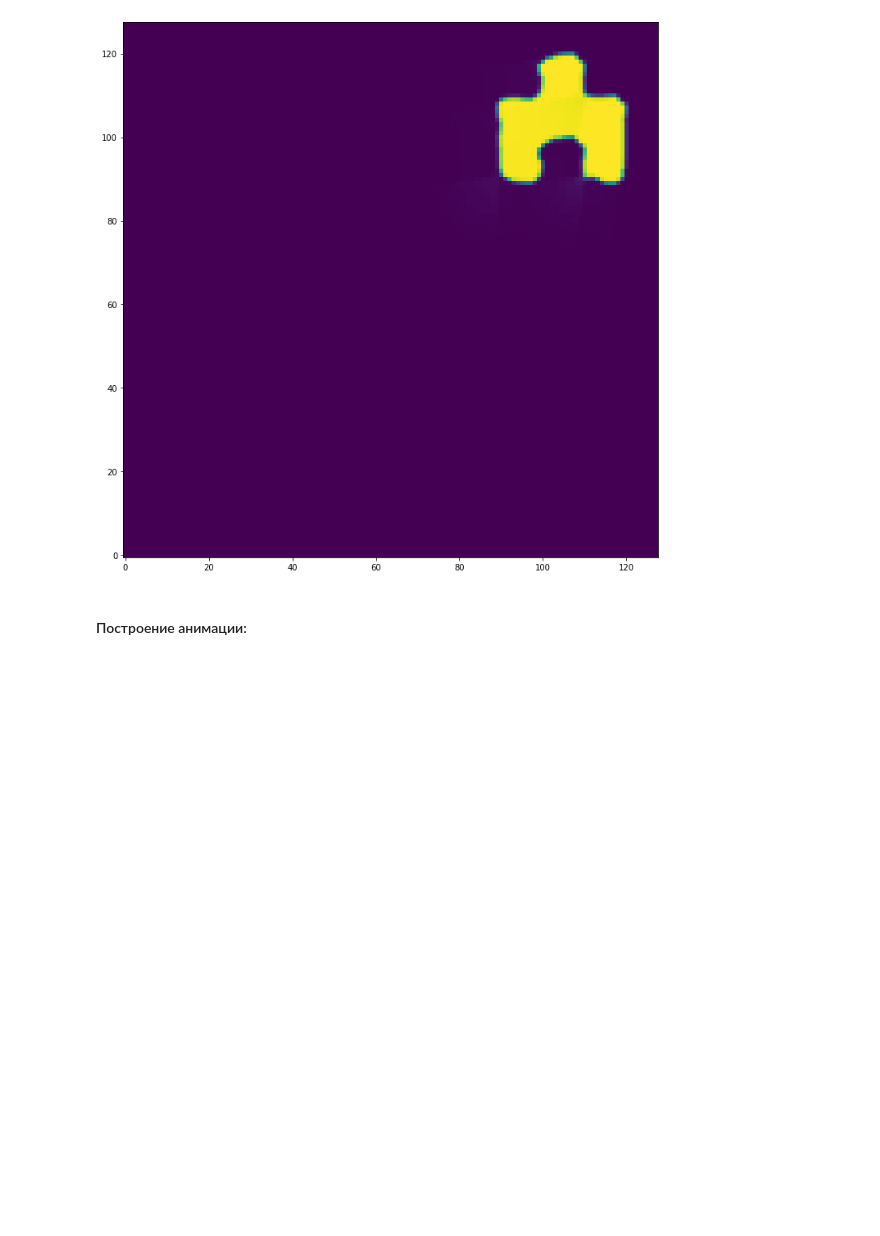
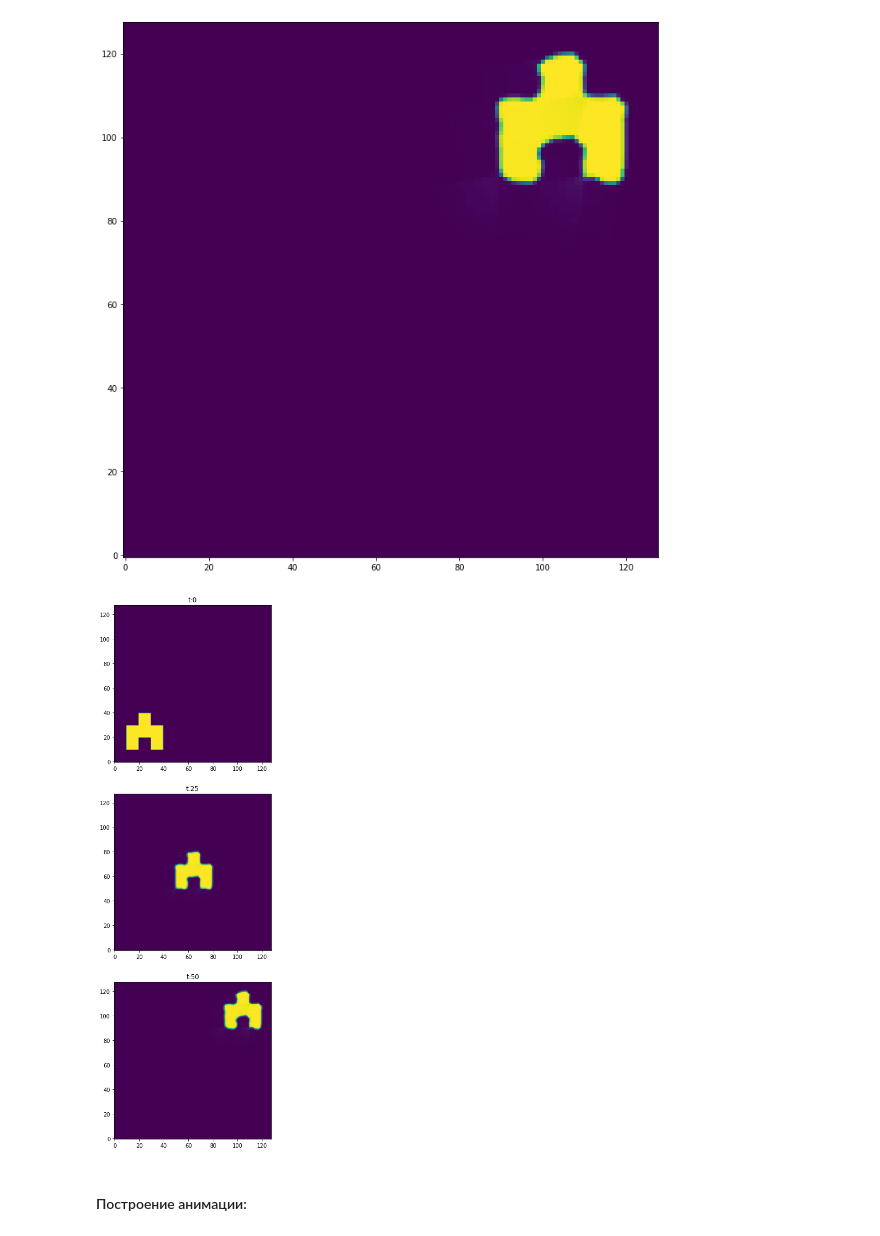
Before and after one commit to GSench/DigitalGeometry, a Jupyter notebook: Programs/DGVisualization/JupyterResearch/TransportEquation2DVisualizer.ipynb, the cells around one changed output. Drawn from its saved outputs; the diff is of its cells as text; code cells hidden in the pictures; blank space fills up the shorter version.

```diff
--- a/Programs/DGVisualization/JupyterResearch/TransportEquation2DVisualizer.ipynb
+++ b/Programs/DGVisualization/JupyterResearch/TransportEquation2DVisualizer.ipynb
@@ -174,6 +193,10 @@ for t in range(0, len(frames), 10):
 [figure]
 [figure]
 [figure]
+# %%
+plotArea2DFrames(frames, title, 3)
+# %% [output]
+[figure, added]
 # %% [markdown]
 #### Построение анимации:
 # %%
```
Also changed, not shown: parts of 2 cells of this notebook.
